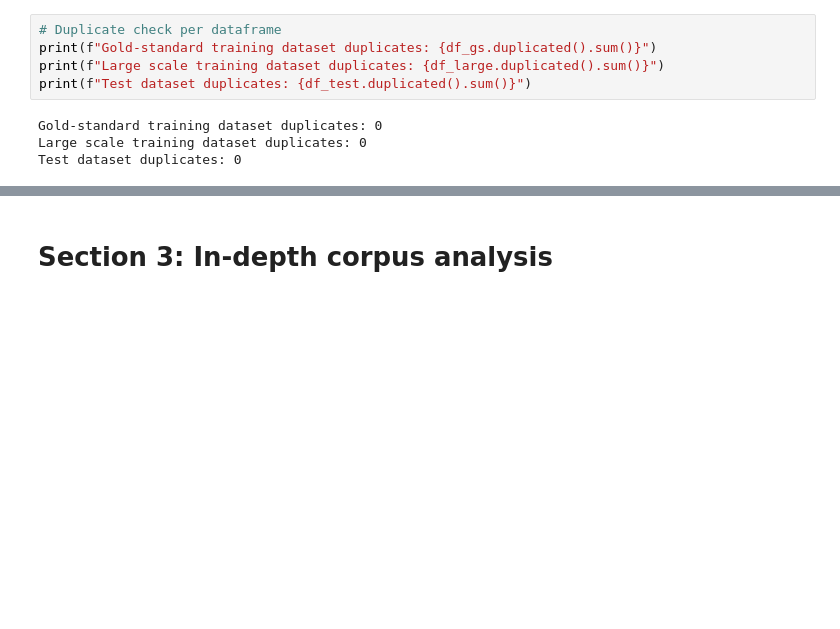
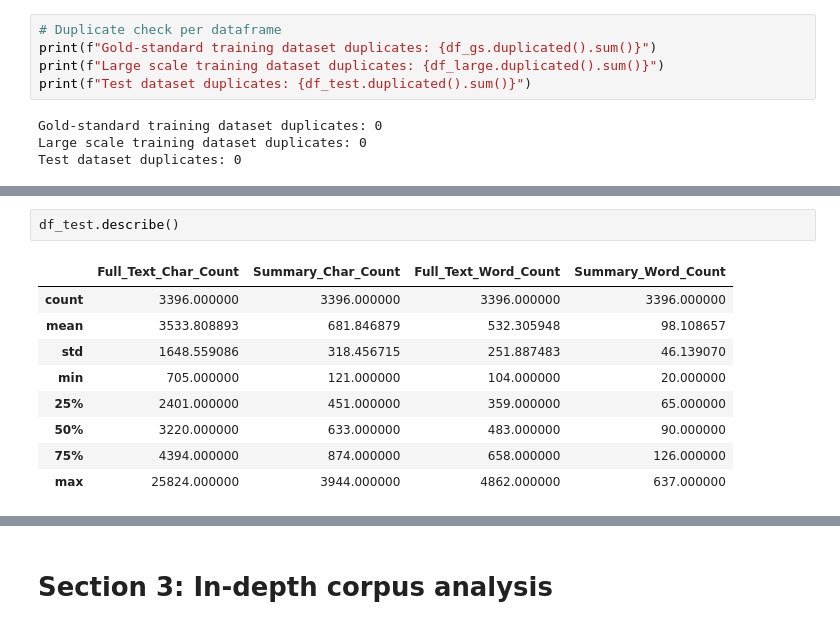
Before and after one commit to bagheria/DiffuClinic, a Jupyter notebook: data_exploration.ipynb, the cells around one changed output, grey strips where cells are left out. Drawn from its saved outputs; the diff is of its cells as text; blank space fills up the shorter version.

```diff
--- a/data_exploration.ipynb
+++ b/data_exploration.ipynb
@@ -122,0 +170,12 @@ Test dataset duplicates: 0
+# %%
+df_test.describe()
+# %% [output]
+|  | Full_Text_Char_Count | Summary_Char_Count | Full_Text_Word_Count | Summary_Word_Count |
+| count | 3396.000000 | 3396.000000 | 3396.000000 | 3396.000000 |
+| mean | 3533.808893 | 681.846879 | 532.305948 | 98.108657 |
+| std | 1648.559086 | 318.456715 | 251.887483 | 46.139070 |
+| min | 705.000000 | 121.000000 | 104.000000 | 20.000000 |
+| 25% | 2401.000000 | 451.000000 | 359.000000 | 65.000000 |
+| 50% | 3220.000000 | 633.000000 | 483.000000 | 90.000000 |
+| 75% | 4394.000000 | 874.000000 | 658.000000 | 126.000000 |
+| max | 25824.000000 | 3944.000000 | 4862.000000 | 637.000000 |
```
Also changed, not shown: parts of 10 cells of this notebook.
